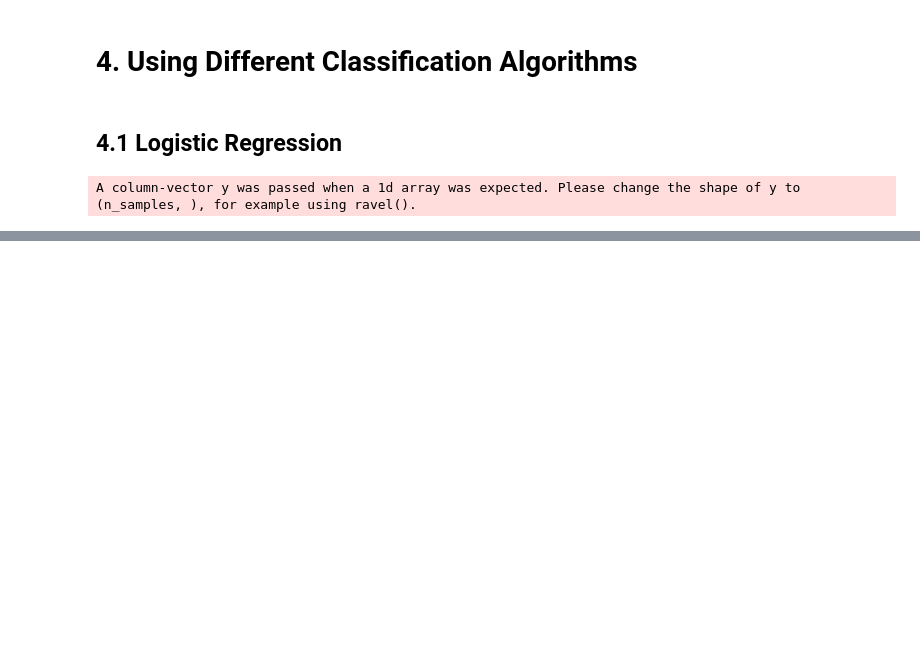
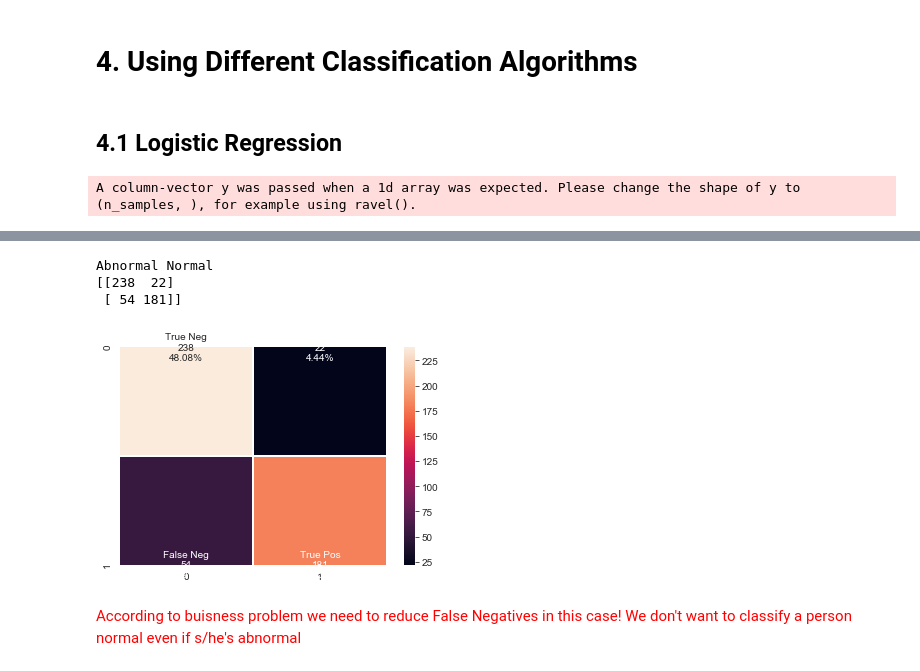
Before and after one commit to TyagiSumit/case-study, a Jupyter notebook: Notebook.ipynb, the cells around one changed output, grey strips where cells are left out. Drawn from its saved outputs; the diff is of its cells as text; code cells hidden in the pictures; blank space fills up the shorter version.

```diff
--- a/Notebook.ipynb
+++ b/Notebook.ipynb
@@ -160,3 +196,27 @@ array([[235,  48],
+# %%
+cf_mat = confusion_matrix(Y_pred, Y_test)
+cf_mat = cf_mat.T
+print("Abnormal", "Normal")
+print(cf_mat)
+# %% [output]
+Abnormal Normal
+[[238  22]
+ [ 54 181]]
+# %%
+group_names = ['True Neg','False Pos','False Neg','True Pos']
+group_counts = ["{0:0.0f}".format(value) for value in
+                cf_mat.flatten()]
+group_percentages = ["{0:.2%}".format(value) for value in
+                     cf_mat.flatten()/np.sum(cf_mat)]
+labels = [f"{v1}\n{v2}\n{v3}" for v1, v2, v3 in
+          zip(group_names,group_counts,group_percentages)]
+labels = np.asarray(labels).reshape(2,2)
+sns.heatmap(cf_mat, annot=labels, fmt='',linewidths=.5)
+plt.show()
+# %% [output]
+[figure, added]
+# %% [markdown]
+<span style="color:red">According to buisness problem we need to reduce False Negatives in this case! We don't want to classify a person normal even if s/he's abnormal</span>
 # %%
 print(classification_report(Y_pred, Y_test))
 # %% [output]
```
Also changed, not shown: parts of 37 cells of this notebook, 2 other files.
